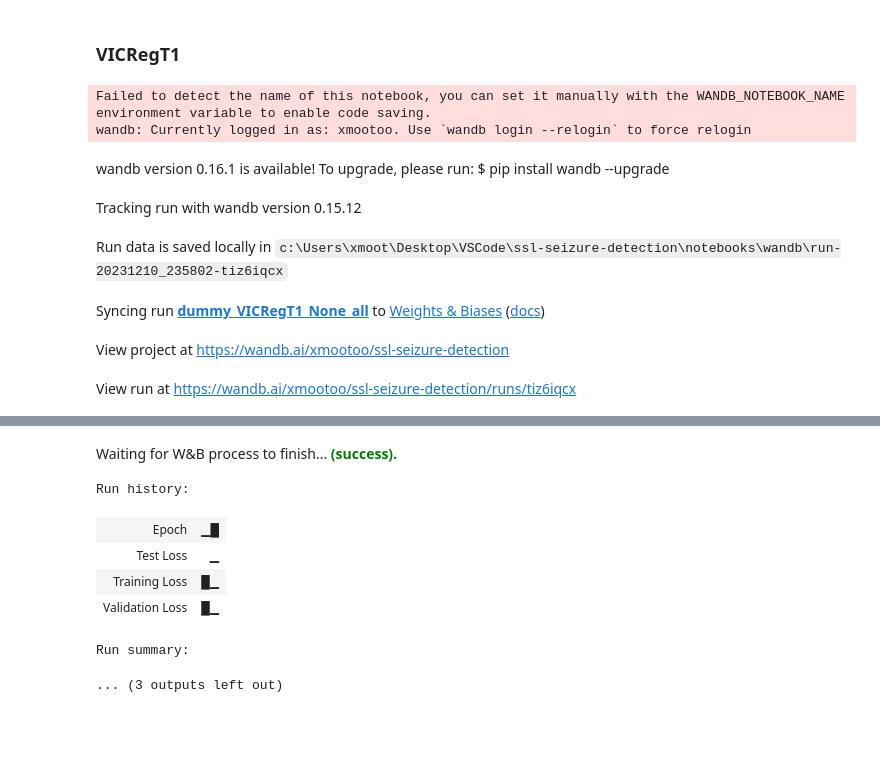
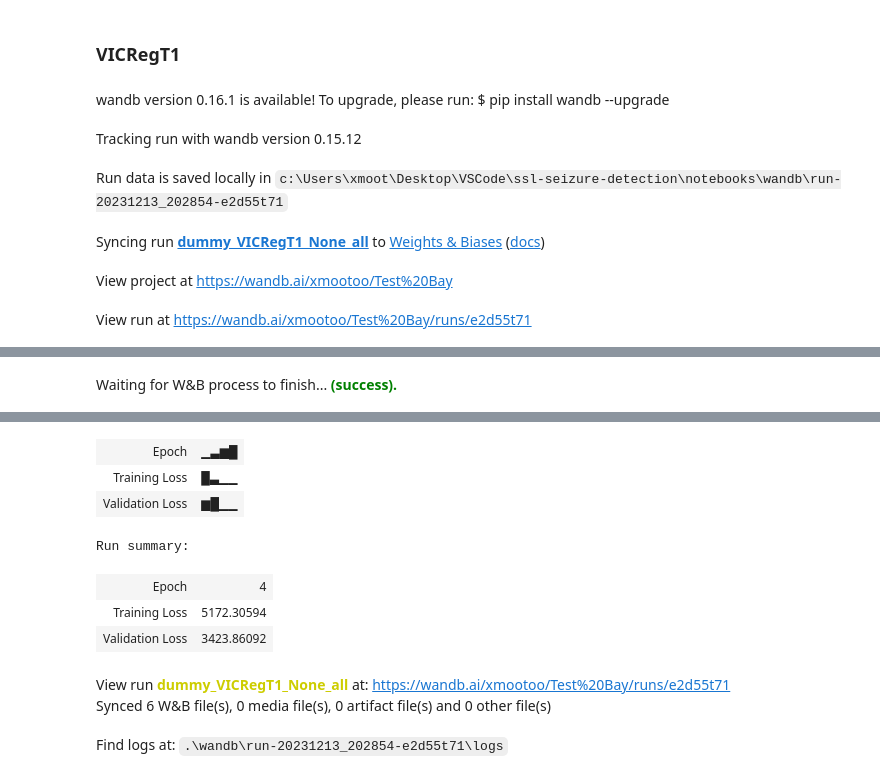
Before and after one commit to xmootoo/ssl-seizure-detection, a Jupyter notebook: notebooks/train.ipynb, the cells around one changed output, grey strips where cells are left out. Cells and saved outputs as stored; diff of their text form; code cells hidden in the pictures; blank space fills up the shorter version.

```diff
--- a/notebooks/train.ipynb
+++ b/notebooks/train.ipynb
@@ -390,24 +390,27 @@ logdir = r"C:\Users\xmoot\Desktop\Data\ssl-seizure-detection\patient_pyg\test"
 config = {
     "num_node_features": 9,
     "num_edge_features": 3,
-    "hidden_channels": [64, 32, 64, 256, 1024],
+    "hidden_channels": [64, 128, 128, 512, 512, 512],
+    "batch_norm": True,
     }
 
 loss_config = {
-    "loss_coeffs":(1, 1, 1),
-    "y_scale":True, "gamma":1,
-    "epsilon":1e-4
+    "loss_coeffs":(25, 25, 1),
+    "y_scale":True,
+    "gamma":1,
+    "epsilon":1e-4,
     }
 
 
-train(data_path=data_path, logdir=logdir, patient_id="dummy", epochs=2, config=config, data_size=0.05, val_ratio=0.2, test_ratio=0.1,
-          batch_size=128, model_id="VICRegT1", timing=True, classify=None, head=None, run_type="all", loss_config=loss_config)
+train(data_path=data_path, logdir=logdir, patient_id="dummy", epochs=4, config=config, data_size=0.1, val_ratio=0.2, test_ratio=0.0,
+          batch_size=32, num_workers=4, lr=0.2, weight_decay=1e-6, model_id="VICRegT1", timing=True,
+          classify=None, head=None, dropout=True, datetime_id=None, run_type="all", frozen=False,
+          model_path=None, model_dict_path=None, transfer_id=None, train_ratio=None, loss_config=loss_config,
+          project_id="Test Bay", patience = 20)
 # %% [output]
-Failed to detect the name of this notebook, you can set it manually with the WANDB_NOTEBOOK_NAME environment variable to enable code saving.
-wandb: Currently logged in as: xmootoo. Use `wandb login --relogin` to force relogin
 wandb version 0.16.1 is available! To upgrade, please run: $ pip install wandb --upgrade
 Tracking run with wandb version 0.15.12
-Run data is saved locally in c:\Users\xmoot\Desktop\VSCode\ssl-seizure-detection\notebooks\wandb\run-20231210_235802-tiz6iqcx
+Run data is saved locally in c:\Users\xmoot\Desktop\VSCode\ssl-seizure-detection\notebooks\wandb\run-20231213_202854-e2d55t71
 Syncing run dummy_VICRegT1_None_all to Weights & Biases (docs)
-View project at https://wandb.ai/xmootoo/ssl-seizure-detection
+View project at https://wandb.ai/xmootoo/Test%20Bay
-View run at https://wandb.ai/xmootoo/ssl-seizure-detection/runs/tiz6iqcx
+View run at https://wandb.ai/xmootoo/Test%20Bay/runs/e2d55t71
@@ -413,0 +436 @@ View run at https://wandb.ai/xmootoo/ssl-seizure-detection/runs/tiz6iqcx
+Waiting for W&B process to finish... (success).
@@ -430,8 +438,10 @@ Training complete.
-Waiting for W&B process to finish... (success).
+| Epoch | ▁▃▆█ |
+| Training Loss | █▃▁▁ |
+| Validation Loss | ▆█▁▁ |
-Run history:
+Run summary:
-| Epoch | ▁█ |
-| Test Loss | ▁ |
-| Training Loss | █▁ |
-| Validation Loss | █▁ |
-Run summary:
-... (3 outputs left out)
+| Epoch | 4 |
+| Training Loss | 5172.30594 |
+| Validation Loss | 3423.86092 |
+View run dummy_VICRegT1_None_all at: https://wandb.ai/xmootoo/Test%20Bay/runs/e2d55t71
+Synced 6 W&B file(s), 0 media file(s), 0 artifact file(s) and 0 other file(s)
+Find logs at: .\wandb\run-20231213_202854-e2d55t71\logs
```
Also changed, not shown: parts of 1 cell of this notebook, 3 other files.
